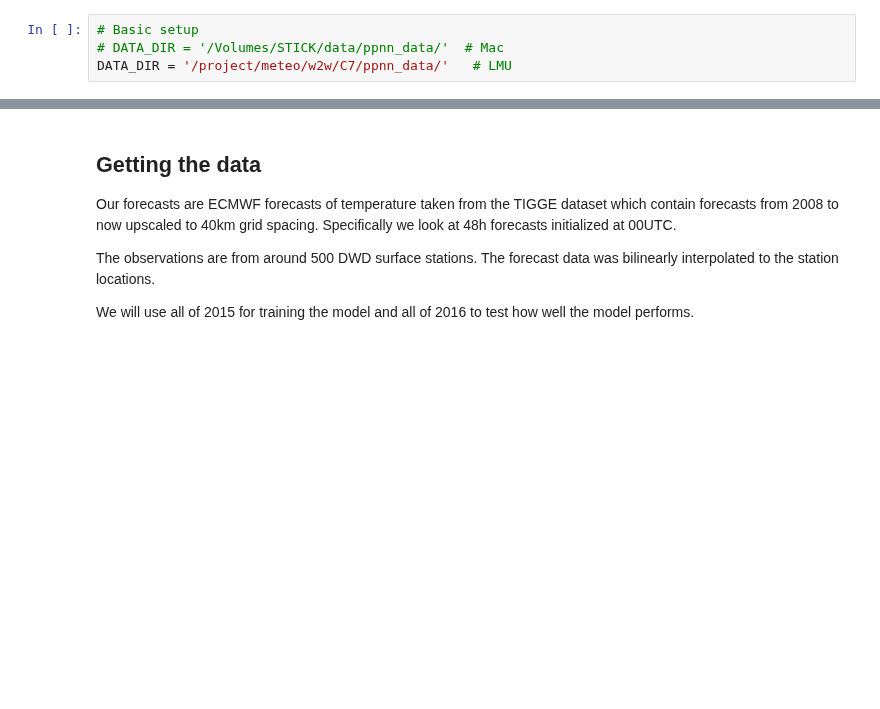
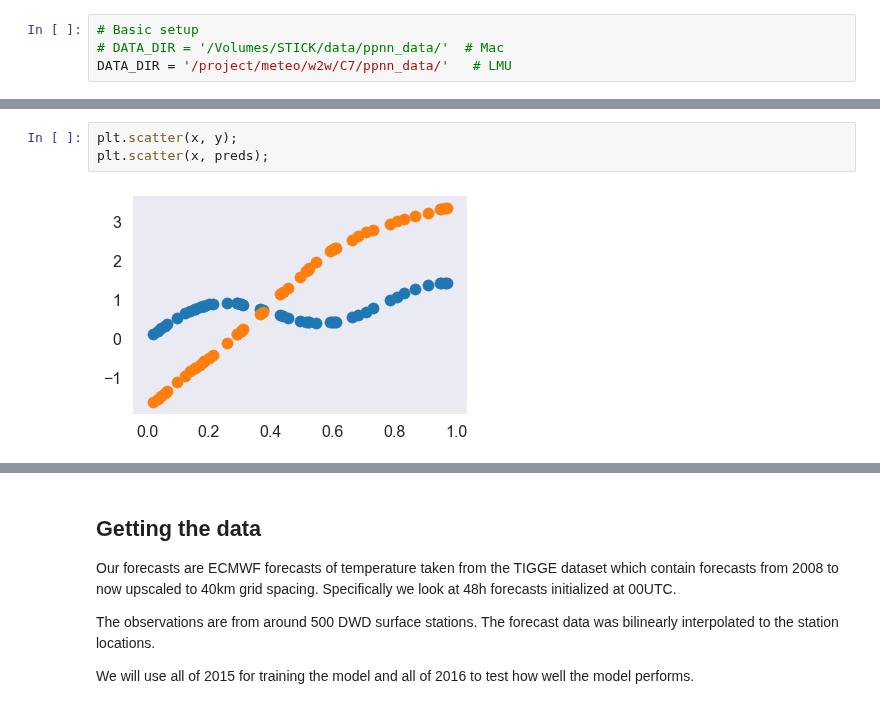
Before and after one commit to slerch/ppnn, a Jupyter notebook: nn_postprocessing/notebooks/presentation_notebook.ipynb, the cells around one changed output, grey strips where cells are left out. Cells and saved outputs as stored; diff of their text form; blank space fills up the shorter version.

```diff
--- a/nn_postprocessing/notebooks/presentation_notebook.ipynb
+++ b/nn_postprocessing/notebooks/presentation_notebook.ipynb
@@ -196,0 +85,5 @@ array([[ 3.23453558],
+# %%
+plt.scatter(x, y);
+plt.scatter(x, preds);
+# %% [output]
+[figure, added]
```
Also changed, not shown: parts of 54 cells of this notebook, 1 other file.
